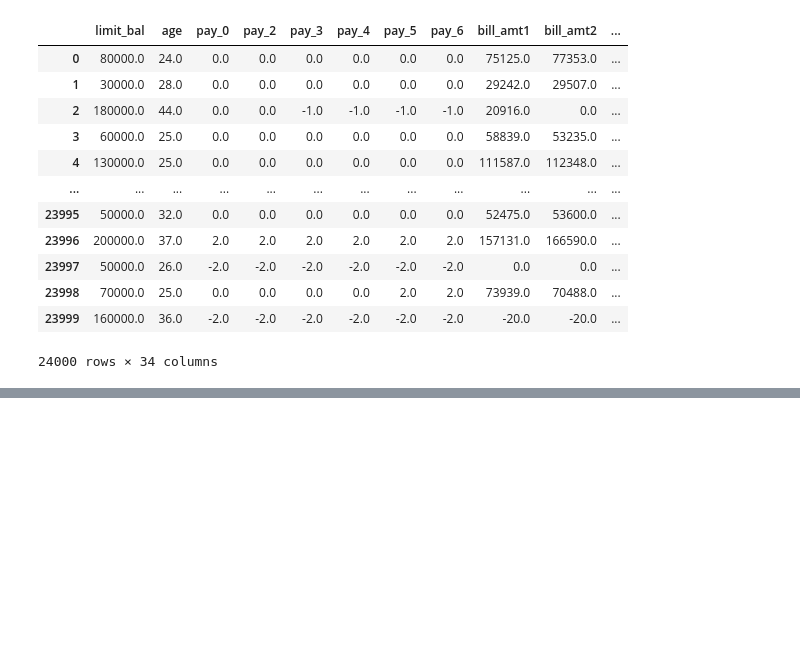
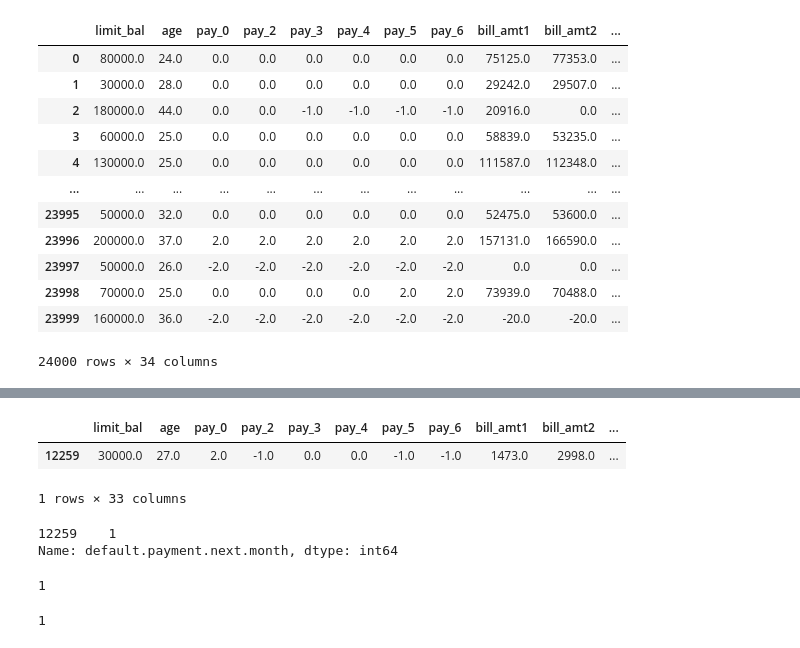
Before and after one commit to kulikofff/Data-Analytics-2023-V2, a Jupyter notebook: ML DA may 2023/Video Pipeline and hyperparameters gridsearch.ipynb, the cells around one changed output, grey strips where cells are left out. Saved outputs shown, nothing was run; the diff lists cells and outputs as text; code cells hidden in the pictures; blank space fills up the shorter version.

```diff
--- a/ML DA may 2023/Video Pipeline and hyperparameters gridsearch.ipynb
+++ b/ML DA may 2023/Video Pipeline and hyperparameters gridsearch.ipynb
@@ -186,0 +191,4 @@ pipe_GBC()
+# %%
+#Use better model and parametres
+ModelLR = pipe_ML(ml_pipe_LR, param_grid_LR)[1]
+ModelLR.score(X_test, y_test)
@@ -186,0 +202,3 @@ pipe_GBC()
+# %%
+ModelGBC = pipe_ML(ml_pipe_GBC, param_grid_GBC)[1]
+ModelGBC.score(X_test, y_test)
@@ -186,0 +228,14 @@ pipe_GBC()
+# %%
+datatest = X_test.iloc[[11]]
+display(datatest)
+display(y_test.iloc[[11]])
+display(ModelLR.predict(datatest)[0])
+display(ModelGBC.predict(datatest)[0])
+# %% [output]
+|  | limit_bal | age | pay_0 | pay_2 | pay_3 | pay_4 | pay_5 | pay_6 | bill_amt1 | bill_amt2 | ... |
+| 12259 | 30000.0 | 27.0 | 2.0 | -1.0 | 0.0 | 0.0 | -1.0 | -1.0 | 1473.0 | 2998.0 | ... |
+1 rows × 33 columns
+12259    1
+Name: default.payment.next.month, dtype: int64
+1
+1
```
Also changed, not shown: parts of 21 cells of this notebook.
